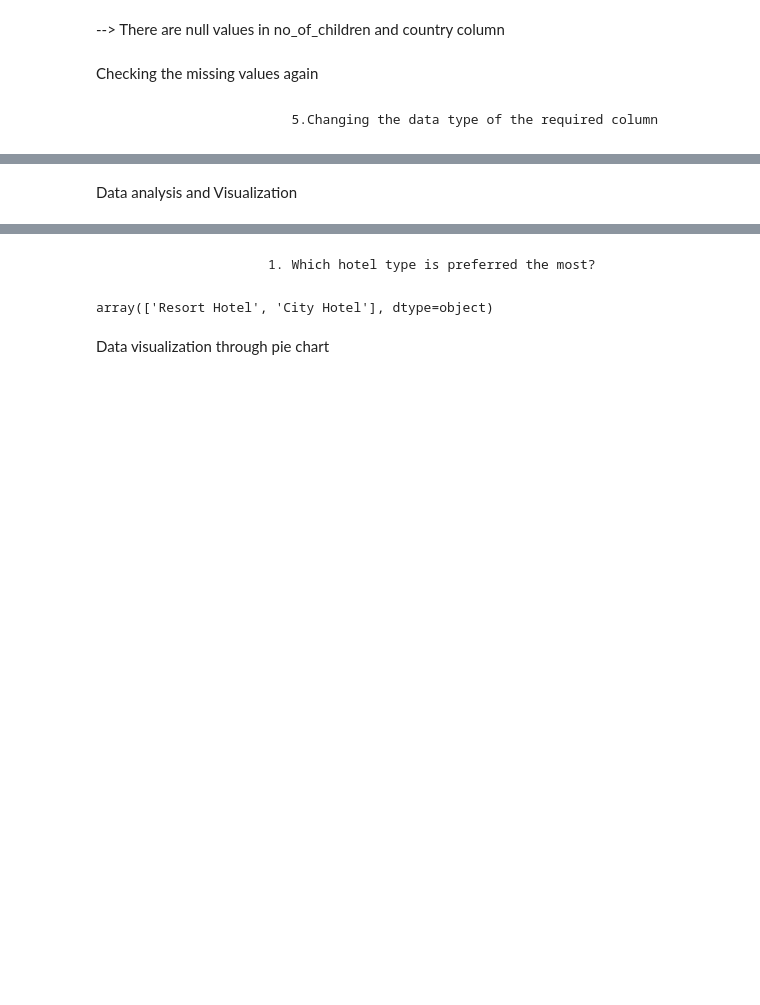
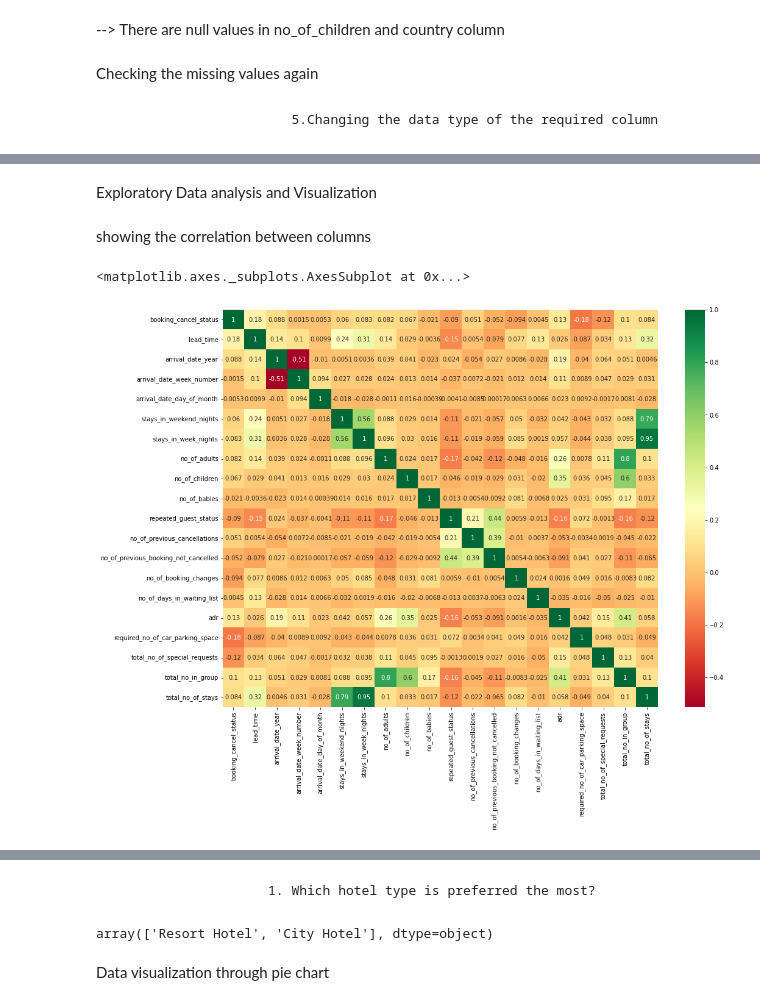
Before and after one commit to SomyaH99/Data_analysis_0f_Hotel_bookings, a Jupyter notebook: Hotel_Booking_Analysis_Capstone_Project.ipynb, the cells around one changed output, grey strips where cells are left out. Drawn from its saved outputs; the diff is of its cells as text; code cells hidden in the pictures; blank space fills up the shorter version.

```diff
--- a/Hotel_Booking_Analysis_Capstone_Project.ipynb
+++ b/Hotel_Booking_Analysis_Capstone_Project.ipynb
@@ -267,2 +299,11 @@ Changing the names of some columns to make the data more comprehensive
 # %% [markdown]
-Data analysis and Visualization
+Exploratory Data analysis and Visualization
+# %% [markdown]
+showing the correlation between columns
+# %%
+#correlation
+plt.figure(figsize=(16,12))
+sns.heatmap(df1.corr(),annot=True,cmap='RdYlGn')
+# %% [output]
+<matplotlib.axes._subplots.AxesSubplot at 0x...>
+[figure, added]
```
Also changed, not shown: parts of 19 cells of this notebook.
